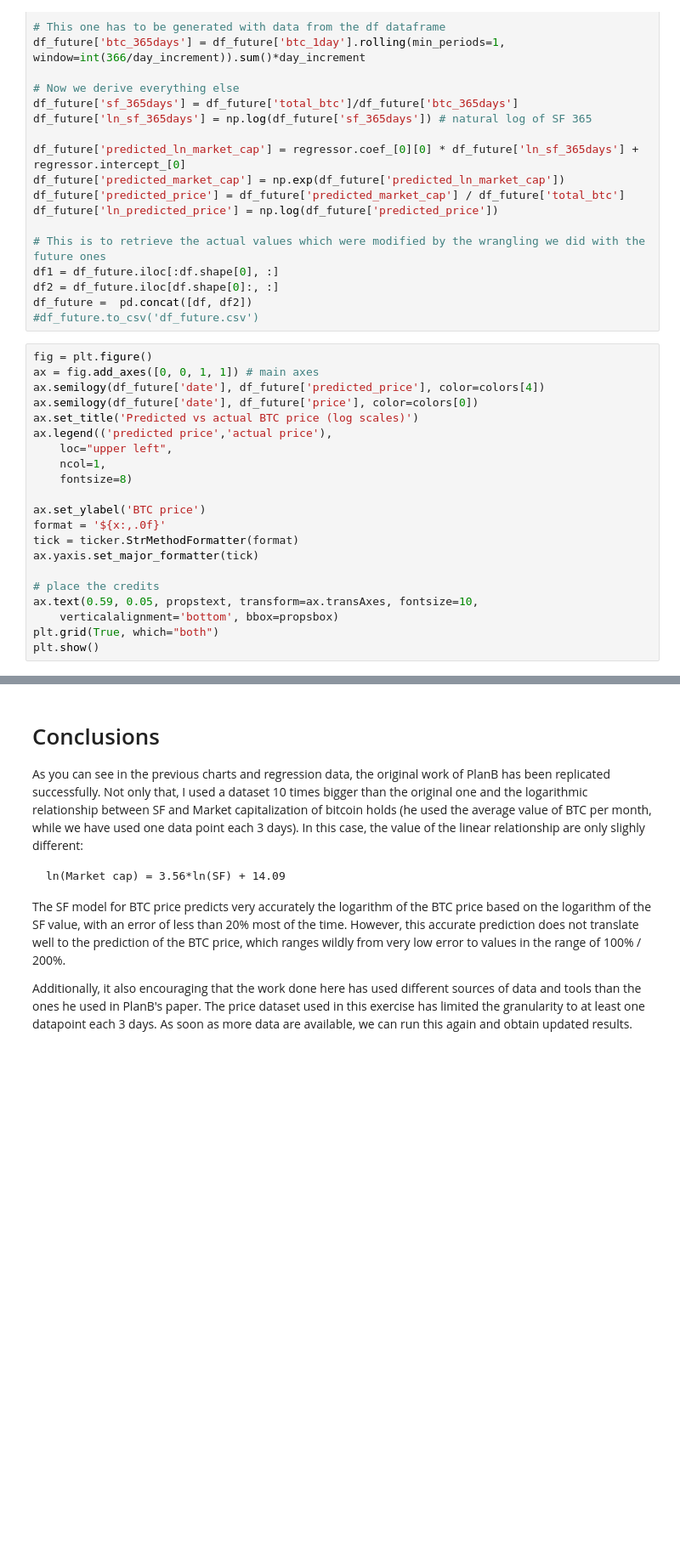
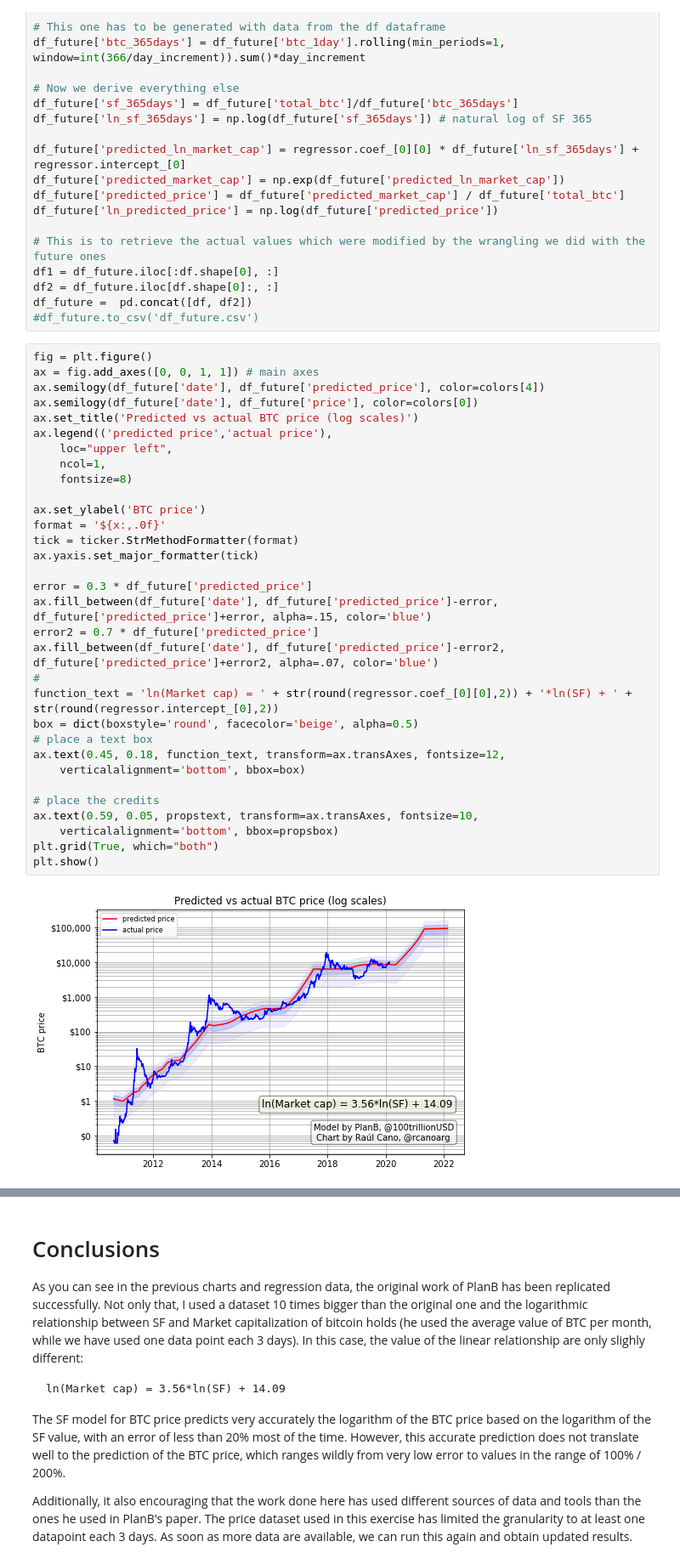
Before and after one commit to raulcano/bitcoin-analysis, a Jupyter notebook: btc-analysis.ipynb, the cells around one changed output, grey strips where cells are left out. Shown at 85% size. Cells and saved outputs as stored; diff of their text form; blank space fills up the shorter version.

Commit message:
adds error bands to last graph

```diff
--- a/btc-analysis.ipynb
+++ b/btc-analysis.ipynb
@@ -507,24 +628,37 @@ df_future =  pd.concat([df, df2])
 # %%
 fig = plt.figure()
 ax = fig.add_axes([0, 0, 1, 1]) # main axes
 ax.semilogy(df_future['date'], df_future['predicted_price'], color=colors[4])
 ax.semilogy(df_future['date'], df_future['price'], color=colors[0])
 ax.set_title('Predicted vs actual BTC price (log scales)')
 ax.legend(('predicted price','actual price'),
     loc="upper left",
     ncol=1,
     fontsize=8)
 
 ax.set_ylabel('BTC price')
 format = '${x:,.0f}'
 tick = ticker.StrMethodFormatter(format)
 ax.yaxis.set_major_formatter(tick)
 
+error = 0.3 * df_future['predicted_price']
+ax.fill_between(df_future['date'], df_future['predicted_price']-error, df_future['predicted_price']+error, alpha=.15, color='blue')
+error2 = 0.7 * df_future['predicted_price']
+ax.fill_between(df_future['date'], df_future['predicted_price']-error2, df_future['predicted_price']+error2, alpha=.07, color='blue')
+#
+function_text = 'ln(Market cap) = ' + str(round(regressor.coef_[0][0],2)) + '*ln(SF) + ' + str(round(regressor.intercept_[0],2))
+box = dict(boxstyle='round', facecolor='beige', alpha=0.5)
+# place a text box
+ax.text(0.45, 0.18, function_text, transform=ax.transAxes, fontsize=12,
+    verticalalignment='bottom', bbox=box)
+
 # place the credits
 ax.text(0.59, 0.05, propstext, transform=ax.transAxes, fontsize=10,
     verticalalignment='bottom', bbox=propsbox)
 plt.grid(True, which="both")
 plt.show()
+# %% [output]
+[figure, added]
 # %% [markdown]
 ![Stock-to-flow model for bitcoin price](images/9-predicted-future.png)
 # %% [markdown]
```
Also changed, not shown: parts of 20 cells of this notebook, 1 other file.
